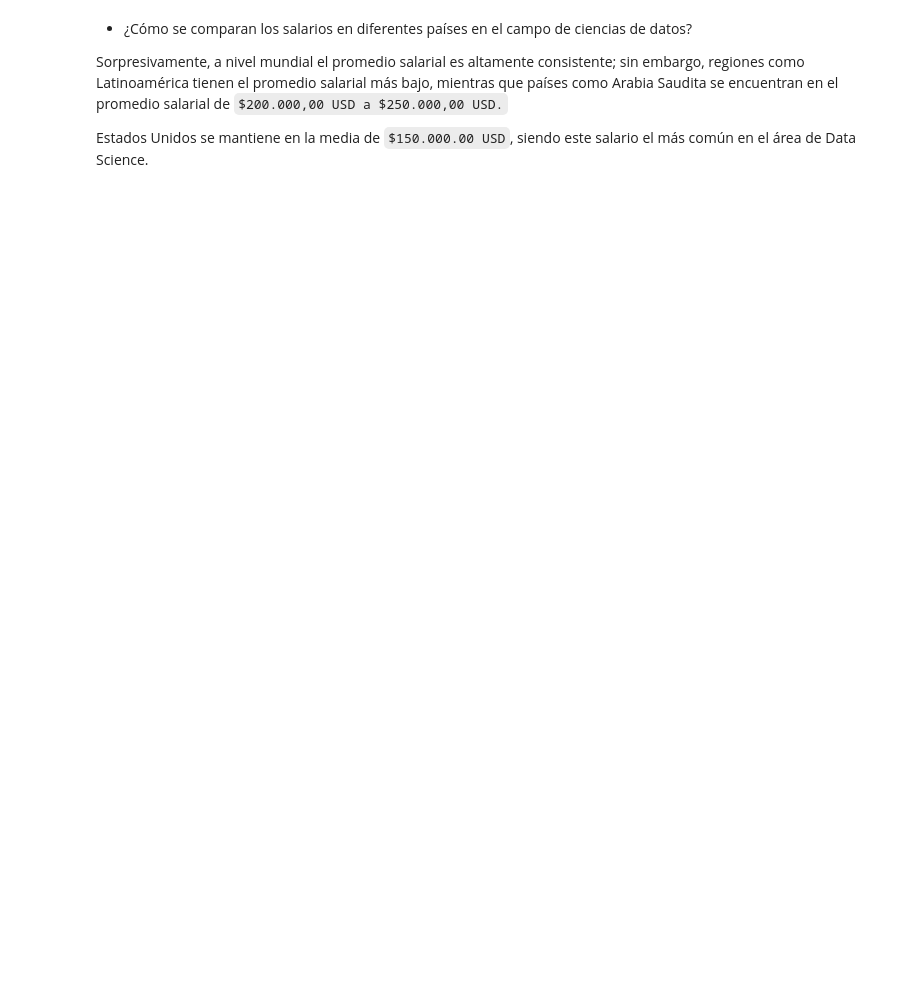
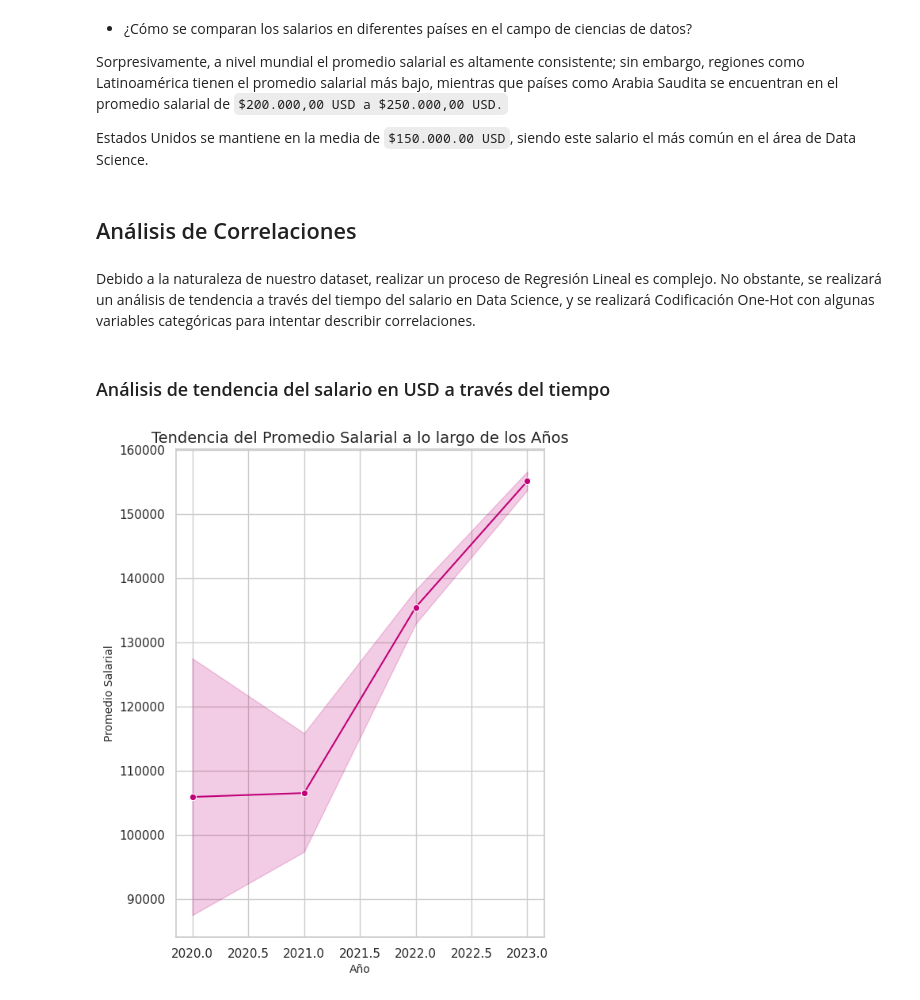
Before and after one commit to paulinavelasquezc/Data-Science-BEDU, a Jupyter notebook: Jobs_and_Salaries_in_Data_Science_BEDU.ipynb, the cells around one changed output. Saved outputs shown, nothing was run; the diff lists cells and outputs as text; code cells hidden in the pictures; blank space fills up the shorter version.

```diff
--- a/Jobs_and_Salaries_in_Data_Science_BEDU.ipynb
+++ b/Jobs_and_Salaries_in_Data_Science_BEDU.ipynb
@@ -915,3 +918,22 @@ plt.show()
 Sorpresivamente, a nivel mundial el promedio salarial es altamente consistente; sin embargo, regiones como Latinoamérica tienen el promedio salarial más bajo, mientras que países como Arabia Saudita se encuentran en el promedio salarial de `$200.000,00 USD a $250.000,00 USD.`
 
 Estados Unidos se mantiene en la media de `$150.000.00 USD`, siendo este salario el más común en el área de Data Science.
+# %% [markdown]
+## Análisis de Correlaciones
+# %% [markdown]
+Debido a la naturaleza de nuestro dataset, realizar un proceso de Regresión Lineal es complejo. No obstante, se realizará un análisis de tendencia a través del tiempo del salario en Data Science, y se realizará Codificación One-Hot con algunas variables categóricas para intentar describir correlaciones.
+# %% [markdown]
+### Análisis de tendencia del salario en USD a través del tiempo
+# %%
+sns.set(style="whitegrid")
+
+plt.figure(figsize=(6, 8))
+sns.lineplot(x='work_year', y='salary_in_usd', data=df, marker='o', color='#C20078')
+
+plt.title('Tendencia del Promedio Salarial a lo largo de los Años', fontsize=14)
+plt.xlabel('Año', fontsize=10)
+plt.ylabel('Promedio Salarial', fontsize=10)
+
+plt.show()
+# %% [output]
+[figure, added]
```
Also changed, not shown: parts of 23 cells of this notebook.
